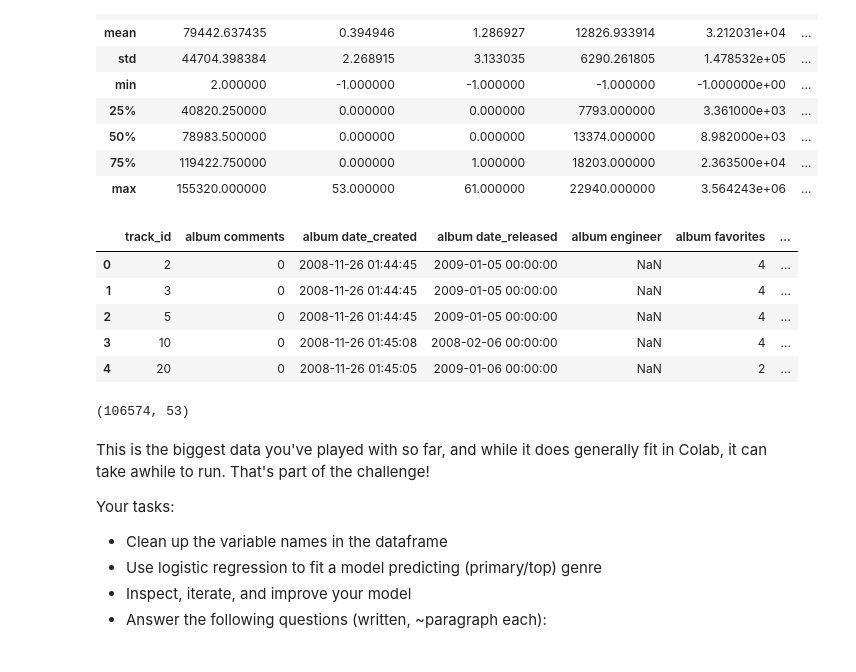
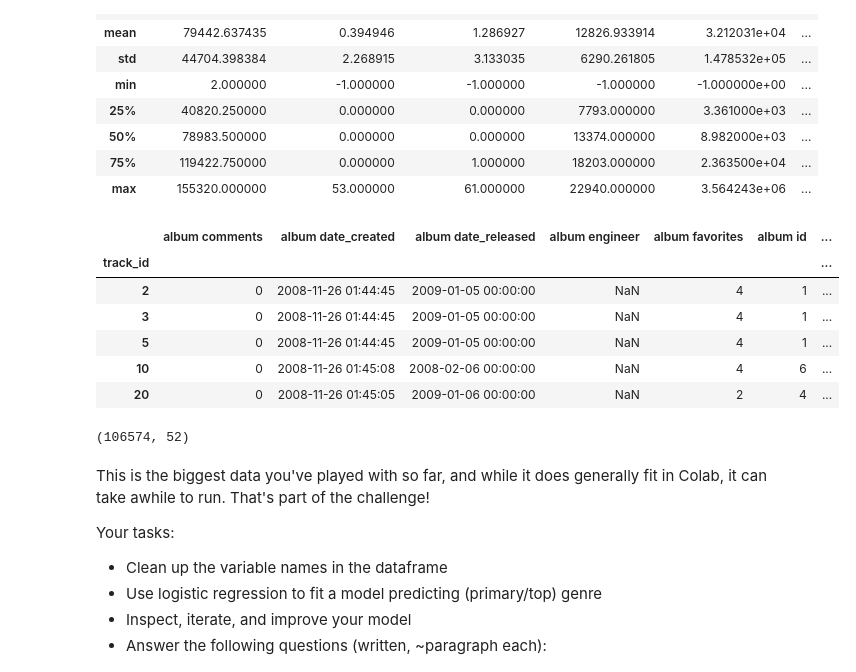
Before and after one commit to bloominstituteoftechnology/DS-Unit-2-Sprint-3-Advanced-Regression, a Jupyter notebook: module1-logistic-regression/LS_DS_231_Logistic_Regression.ipynb, the cells around one changed output. Saved outputs shown, nothing was run; the diff lists cells and outputs as text; code cells hidden in the pictures.

```diff
--- a/module1-logistic-regression/LS_DS_231_Logistic_Regression.ipynb
+++ b/module1-logistic-regression/LS_DS_231_Logistic_Regression.ipynb
@@ -281,18 +281,20 @@ for titles in tracks.columns.values:
 tracks.columns = col_titles
 # %%
 pd.set_option('display.max_columns', None)  # Unlimited columns
+tracks.set_index('track_id', inplace = True)
 tracks.head()
 # %% [output]
-|  | track_id | album comments | album date_created | album date_released | album engineer | album favorites | ... |
-| 0 | 2 | 0 | 2008-11-26 01:44:45 | 2009-01-05 00:00:00 | NaN | 4 | ... |
-| 1 | 3 | 0 | 2008-11-26 01:44:45 | 2009-01-05 00:00:00 | NaN | 4 | ... |
-| 2 | 5 | 0 | 2008-11-26 01:44:45 | 2009-01-05 00:00:00 | NaN | 4 | ... |
-| 3 | 10 | 0 | 2008-11-26 01:45:08 | 2008-02-06 00:00:00 | NaN | 4 | ... |
-| 4 | 20 | 0 | 2008-11-26 01:45:05 | 2009-01-06 00:00:00 | NaN | 2 | ... |
+|  | album comments | album date_created | album date_released | album engineer | album favorites | album id | ... |
+| track_id |  |  |  |  |  |  | ... |
+| 2 | 0 | 2008-11-26 01:44:45 | 2009-01-05 00:00:00 | NaN | 4 | 1 | ... |
+| 3 | 0 | 2008-11-26 01:44:45 | 2009-01-05 00:00:00 | NaN | 4 | 1 | ... |
+| 5 | 0 | 2008-11-26 01:44:45 | 2009-01-05 00:00:00 | NaN | 4 | 1 | ... |
+| 10 | 0 | 2008-11-26 01:45:08 | 2008-02-06 00:00:00 | NaN | 4 | 6 | ... |
+| 20 | 0 | 2008-11-26 01:45:05 | 2009-01-06 00:00:00 | NaN | 2 | 4 | ... |
 # %%
 tracks.shape
 # %% [output]
-(106574, 53)
+(106574, 52)
 # %% [markdown]
 This is the biggest data you've played with so far, and while it does generally fit in Colab, it can take awhile to run. That's part of the challenge!
 
```
Also changed, not shown: parts of 53 cells of this notebook.
